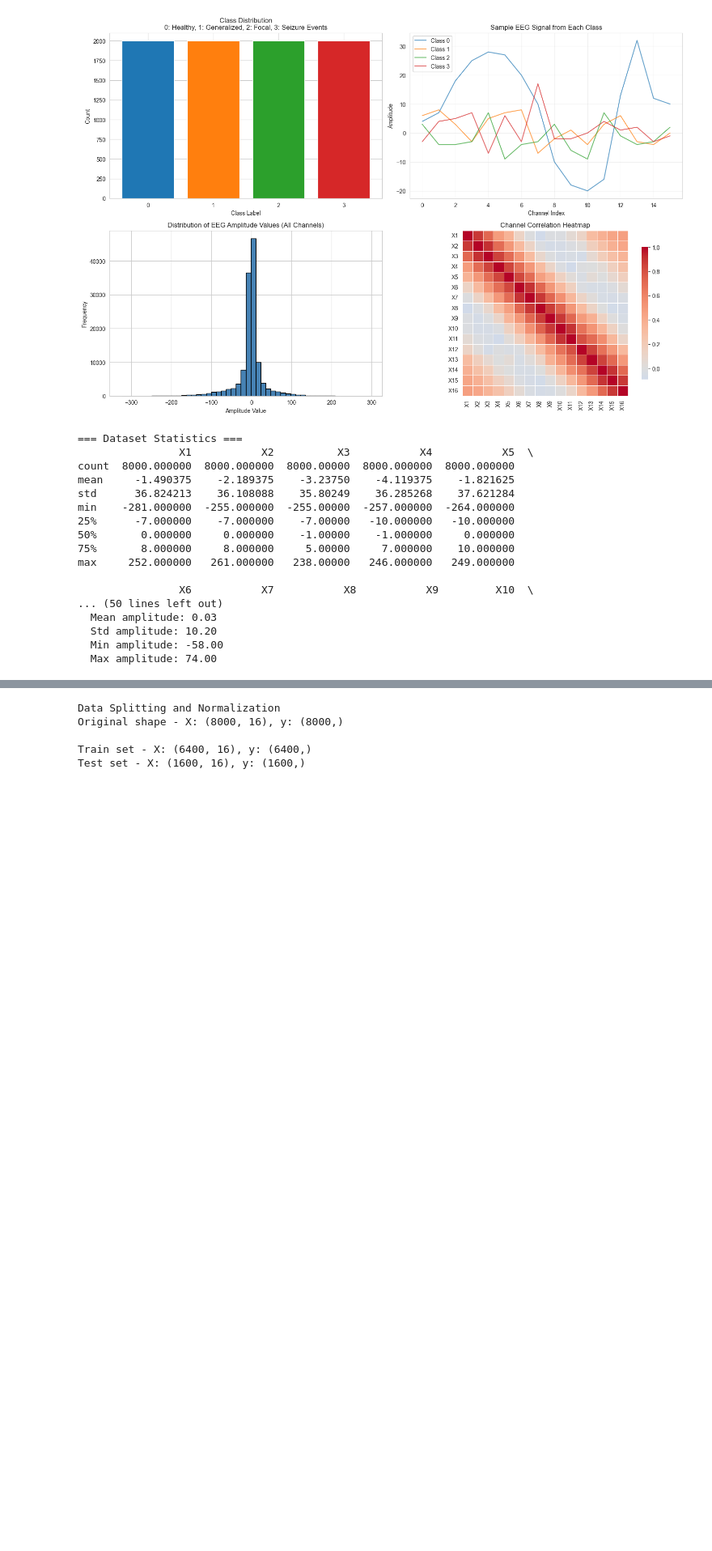
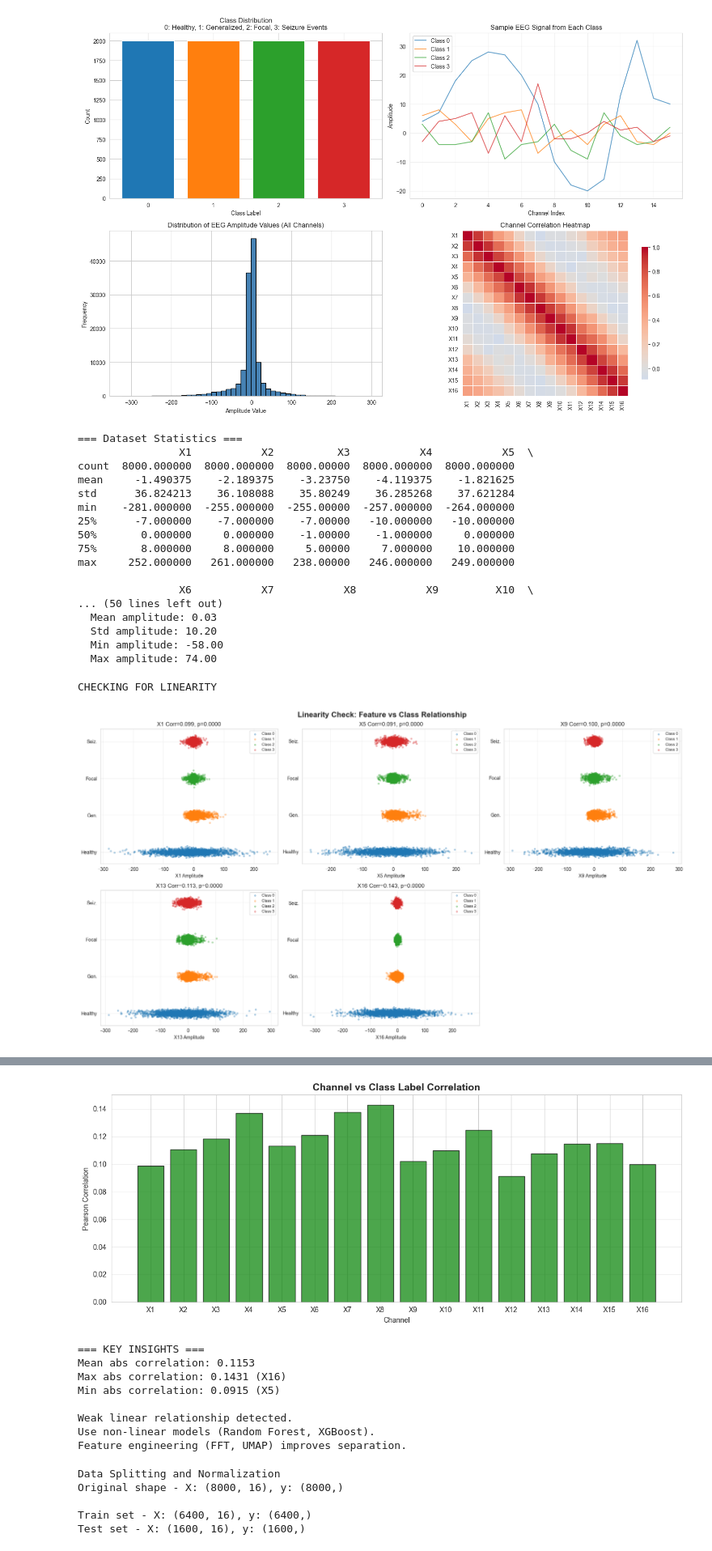
Before and after one commit to Joy-Dorcas/Epileptic-Seizure-Classification, a Jupyter notebook: beed.ipynb, the cells around one changed output, grey strips where cells are left out. Shown at 81% size. Cells and saved outputs as stored; diff of their text form; code cells hidden in the pictures; blank space fills up the shorter version.

```diff
--- a/beed.ipynb
+++ b/beed.ipynb
@@ -135,3 +135,74 @@ max     252.000000   261.000000   238.00000   246.000000   249.000000
   Std amplitude: 10.20
   Min amplitude: -58.00
   Max amplitude: 74.00
+# %%
+from scipy.stats import pearsonr
+import numpy as np
+
+print("CHECKING FOR LINEARITY")
+
+channels = [0, 4, 8, 12, 15]  # X1, X5, X9, X13, X16
+colors = ['#1f77b4', '#ff7f0e', '#2ca02c', '#d62728']
+labels = ['Healthy', 'Gen.', 'Focal', 'Seiz.']
+
+fig, axes = plt.subplots(2, 3, figsize=(18, 10))
+fig.suptitle('Linearity Check: Feature vs Class Relationship', fontsize=16, fontweight='bold')
+
+for i, ch in enumerate(channels):
+    ax = axes[i // 3, i % 3]
+    for c in range(4):
+        data = df[df['y'] == c].iloc[:, ch]
+        ax.scatter(data, c + np.random.normal(0, 0.05, len(data)), s=10, alpha=0.3, color=colors[c], label=f'Class {c}')
+    corr, p = pearsonr(df.iloc[:, ch], df['y'])
+    ax.set_title(f'X{ch+1} Corr={corr:.3f}, p={p:.4f}')
+    ax.set_xlabel(f'X{ch+1} Amplitude')
+    ax.set_yticks(range(4))
+    ax.set_yticklabels(labels)
+    ax.grid(alpha=0.3)
+    ax.legend(fontsize=8)
+axes[1, 2].axis('off')
+plt.tight_layout()
+plt.show()
+
+print(" LINEARITY ASSESSMENT")
+corrs = []
+for i in range(16):
+    r, p = pearsonr(df.iloc[:, i], df['y'])
+    corrs.append([f'X{i+1}', r, abs(r), p, 'Yes' if p < 0.05 else 'No'])
+
+corr_df = pd.DataFrame(corrs, columns=['Channel', 'Correlation', 'Abs_Correlation', 'P_value', 'Significant'])
+corr_df = corr_df.sort_values('Abs_Correlation', ascending=False)
+print(corr_df.to_string(index=False))
+
+plt.figure(figsize=(12, 5))
+plt.bar(range(16), corr_df.sort_values('Channel')['Correlation'],
+        color=['red' if c < 0 else 'green' for c in corr_df.sort_values('Channel')['Correlation']],
+        alpha=0.7, edgecolor='black')
+plt.axhline(0, color='black', lw=0.8)
+plt.xlabel('Channel')
+plt.ylabel('Pearson Correlation')
+plt.title('Channel vs Class Label Correlation', fontsize=14, fontweight='bold')
+plt.xticks(range(16), [f'X{i+1}' for i in range(16)])
+plt.grid(alpha=0.3, axis='y')
+plt.tight_layout()
+plt.show()
+
+mean_corr = corr_df['Abs_Correlation'].mean()
+max_row = corr_df.iloc[0]
+min_row = corr_df.iloc[-1]
+
+print("\n=== KEY INSIGHTS ===")
+print(f"Mean abs correlation: {mean_corr:.4f}")
+print(f"Max abs correlation: {max_row['Abs_Correlation']:.4f} ({max_row['Channel']})")
+print(f"Min abs correlation: {min_row['Abs_Correlation']:.4f} ({min_row['Channel']})")
+
+if mean_corr < 0.3:
+    print("\nWeak linear relationship detected.")
+    print("Use non-linear models (Random Forest, XGBoost).")
+    print("Feature engineering (FFT, UMAP) improves separation.")
+else:
+    print("\nModerate-strong linear relationship detected.")
+    print("Linear models may perform adequately.")
+# %% [output]
+CHECKING FOR LINEARITY
+[figure, added]
@@ -138,3 +227,12 @@ max     252.000000   261.000000   238.00000   246.000000   249.000000
+[figure, added]
+=== KEY INSIGHTS ===
+Mean abs correlation: 0.1153
+Max abs correlation: 0.1431 (X16)
+Min abs correlation: 0.0915 (X5)
+
+Weak linear relationship detected.
+Use non-linear models (Random Forest, XGBoost).
+Feature engineering (FFT, UMAP) improves separation.
 # %%
 import numpy as np
 from sklearn.model_selection import train_test_split
```
Also changed, not shown: parts of 7 cells of this notebook.
